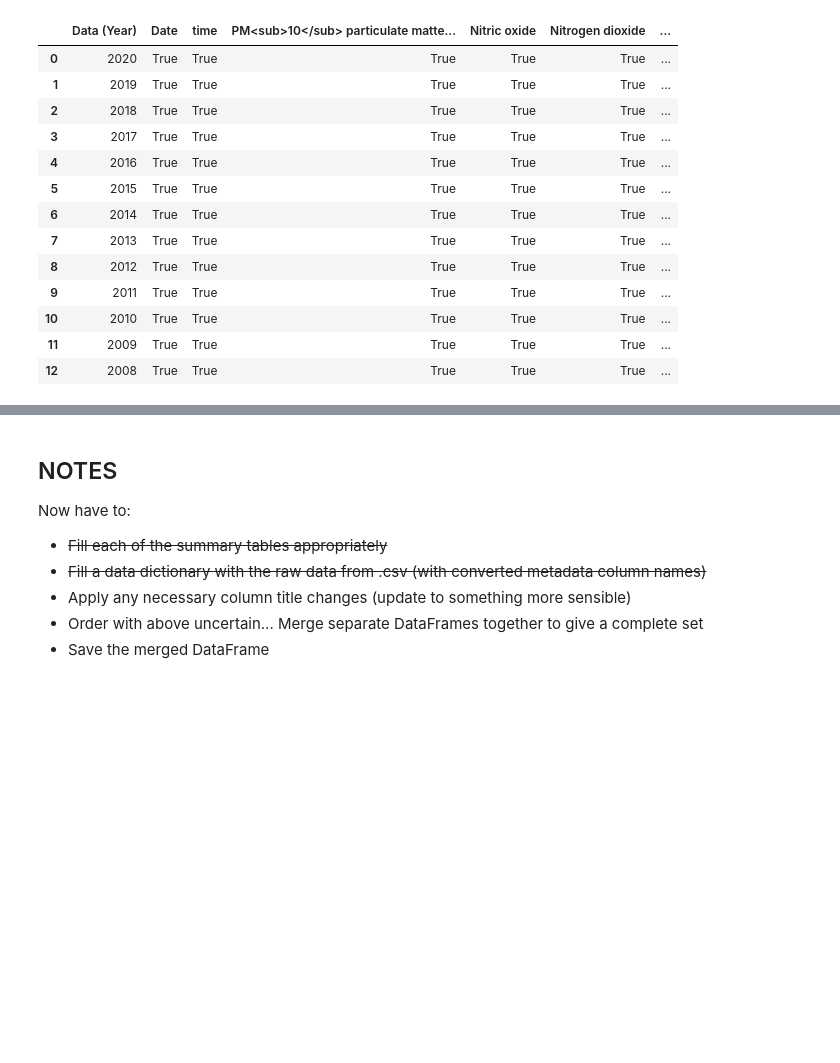
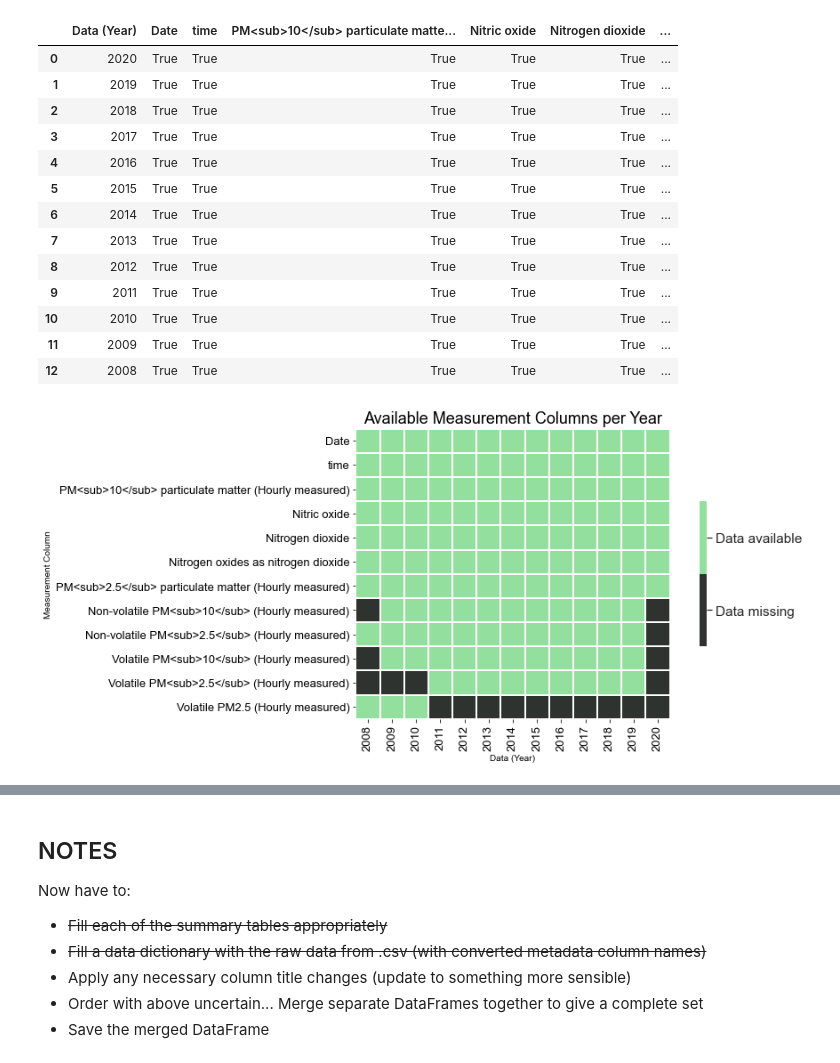
Before and after one commit to Simon-Lee-UK/air-pollution, a Jupyter notebook: analysis/1_0_initial_data_read.ipynb, the cells around one changed output, grey strips where cells are left out. Cells and saved outputs as stored; diff of their text form; code cells hidden in the pictures; blank space fills up the shorter version.

Commit message:
Experiment with missingness plots in notebook

```diff
--- a/analysis/1_0_initial_data_read.ipynb
+++ b/analysis/1_0_initial_data_read.ipynb
@@ -222,6 +225,31 @@ measurement_summary
 | 10 | 2010 | True | True | True | True | True | ... |
 | 11 | 2009 | True | True | True | True | True | ... |
 | 12 | 2008 | True | True | True | True | True | ... |
+# %%
+m_plot_df = measurement_summary.copy()
+m_plot_df.set_index("Data (Year)", inplace=True)
+m_plot_df.sort_index(inplace=True)
+m_plot_df.columns.name = "Measurement Column"
+m_plot_df = m_plot_df.transpose()
+# %%
+binary_colours = ["#2E332F", "#93DF9D"]
+custom_cmap = LinearSegmentedColormap.from_list(
+    "Custom", binary_colours, len(binary_colours)
+)
+
+
+fig, ax = plt.subplots(figsize=(12, 6))
+sns.set_theme(font_scale=1.4)  # default text size
+ax.tick_params(axis="both", labelsize=13)
+sns.heatmap(
+    m_plot_df, cmap=custom_cmap, square=True, linewidths=1, cbar_kws={"shrink": 0.5}
+)
+ax.set_title("Available Measurement Columns per Year", fontsize=18)
+colorbar = ax.collections[0].colorbar
+colorbar.set_ticks([0.25, 0.75])
+colorbar.set_ticklabels(["Data missing", "Data available"])
+# %% [output]
+[figure, added]
 # %%
 status_summary
 # %% [output]
```
Also changed, not shown: parts of 2 cells of this notebook.
